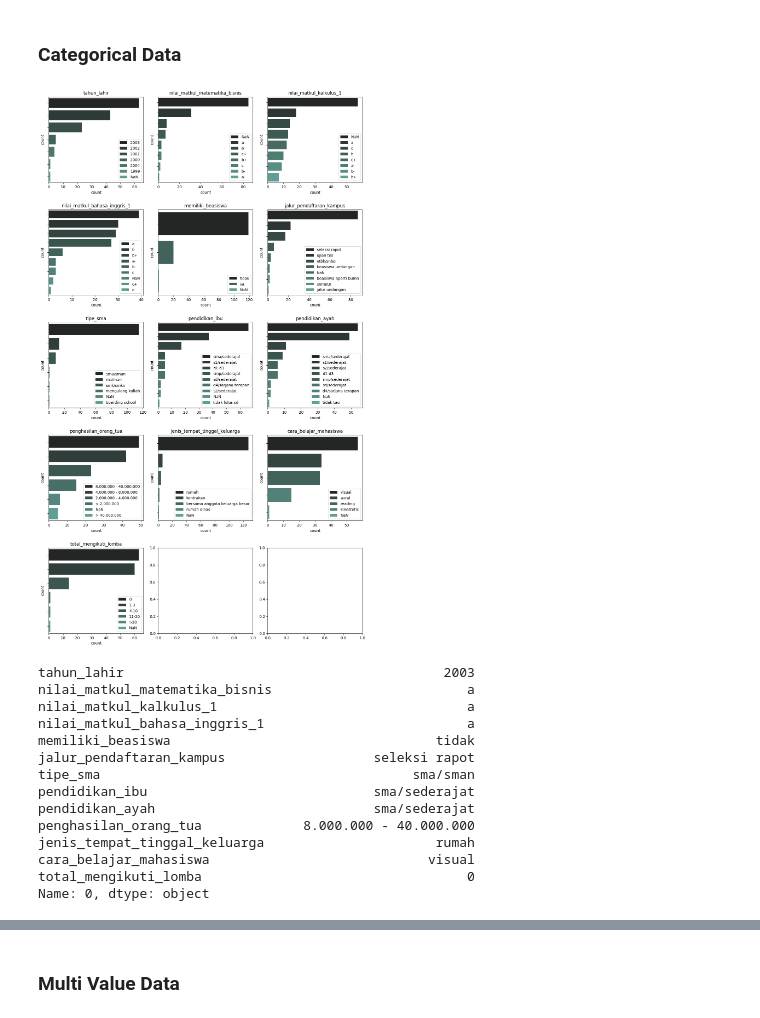
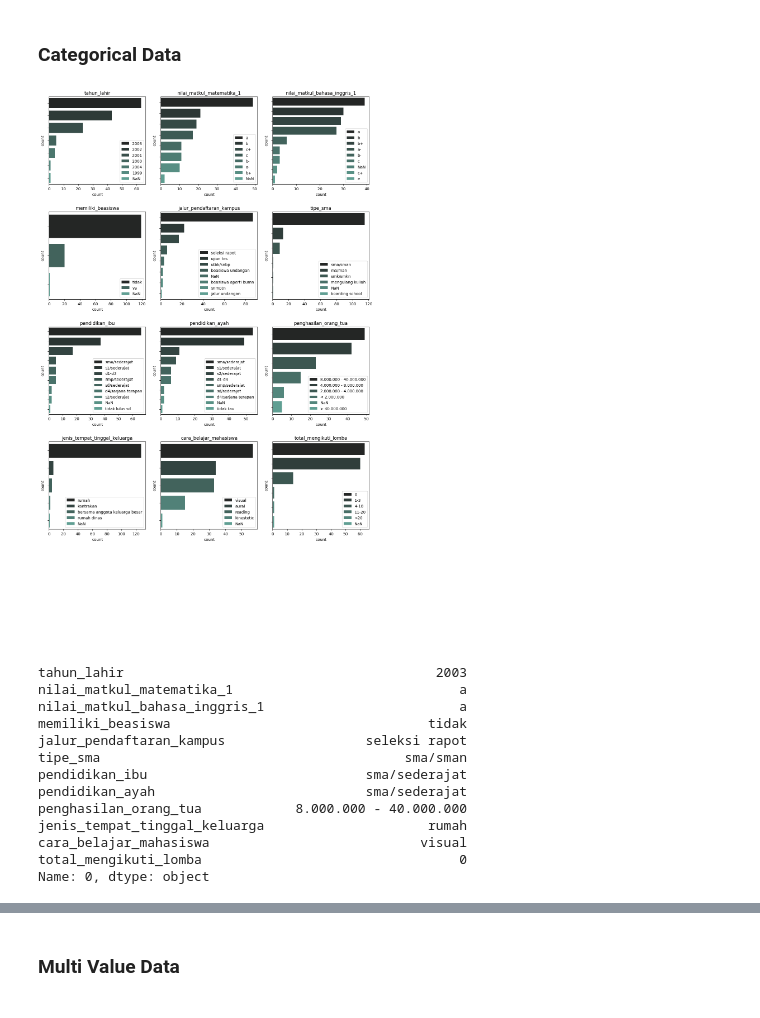
Before and after one commit to arsyadCode/ProjekTA_UPERESEARCH, a Jupyter notebook: Udin/Preprocessing Data Quisioner.ipynb, the cells around one changed output, grey strips where cells are left out. Saved outputs shown, nothing was run; the diff lists cells and outputs as text; code cells hidden in the pictures.

```diff
--- a/Udin/Preprocessing Data Quisioner.ipynb
+++ b/Udin/Preprocessing Data Quisioner.ipynb
@@ -111,8 +111,7 @@ dict_redundant_columns = {
     'IPK Saat Ini':['IPK Saat Ini.1'],
     'IPS Semester Genap 2021/2022':['IPS Semester Genap 2021/2022.1'],
     'IPS Semester Ganjil 2022/2023':['IPS Semester Ganjil 2022/2023.1'],
-    'Nilai Mata Kuliah Matematika Bisnis':None,
-    'Nilai Mata Kuliah Kalkulus I':None,
+    'Nilai Mata Kuliah Matematika Bisnis':['Nilai Mata Kuliah Kalkulus I'],
     'Nilai Mata Kuliah Bahasa Inggris I':['Nilai Mata Kuliah Bahasa Inggris I.1'],
     'Jumlah SKS Semester Ini':['Jumlah SKS Semester Ini.1'],
     'Jumlah Mata Kuliah Mengulang':['Jumlah Mata Kuliah Mengulang.1'],
@@ -262,8 +261,7 @@ column_names = {
     'IPK Saat Ini' : 'ipk',
     'IPS Semester Genap 2021/2022' : 'ips_semester_genap_2021/2022',
     'IPS Semester Ganjil 2022/2023' : 'ips_semester_ganjil_2022/2023',
-    'Nilai Mata Kuliah Matematika Bisnis' : 'nilai_matkul_matematika_bisnis',
-    'Nilai Mata Kuliah Kalkulus I' : 'nilai_matkul_kalkulus_1',
+    'Nilai Mata Kuliah Matematika Bisnis' : 'nilai_matkul_matematika_1',
     'Nilai Mata Kuliah Bahasa Inggris I' : 'nilai_matkul_bahasa_inggris_1',
     'Jumlah SKS Semester Ini' : 'total_sks_semester',
     'Jumlah Mata Kuliah Mengulang' : 'total_matkul_mengulang',
@@ -738,8 +736,7 @@ Unique Value: ['part-time' 'berdagang/berjualan' 'freelance' nan 'magang/intern'
 ====================================================================================================
 # %%
 letter_grade_list = [
-    'nilai_matkul_matematika_bisnis',
-    'nilai_matkul_kalkulus_1',
+    'nilai_matkul_matematika_1',
     'nilai_matkul_bahasa_inggris_1'
 ]
 
@@ -1320,8 +1304,7 @@ Column Missing Percentage: 52.142857142857146
 #### Filter Based on Missing Type, Characteristic, or Importance of data
 # %%
 list_column_dropped = [x for x in list_column_dropped if x not in [
-    'nilai_matkul_matematika_bisnis',
-    'nilai_matkul_kalkulus_1',
+    'nilai_matkul_matematika_1',
     'nilai_matematika_sma_kelas_12',
     'durasi_bekerja_selama_kuliah',
     'tipe_pekerjaan_selama_kuliah'
@@ -1552,44 +1533,43 @@ for index, data in enumerate(missing_value_columns[list_missing_value_numerical]
 # %%
 list_missing_value_categorical = missing_value_columns.columns[missing_value_columns.isna().any()].tolist()
 list_missing_value_categorical.remove('platform_belajar_online')
 
 missing_value_categorical = missing_value_columns[list_missing_value_categorical]
 
-fig, axs = plt.subplots(5, 3, figsize=[12, 20])
+fig, axs = plt.subplots(4, 3, figsize=[12, 20])
 plt.tight_layout(pad=0.4, w_pad=0.8, h_pad=5.0)
 
 for ax, data in zip(axs.flatten(), missing_value_categorical.columns):
     sns.countplot(data=missing_value_categorical.fillna('NaN'), y=data,
                   hue=data, dodge=False,
                   hue_order=missing_value_categorical.fillna('NaN')[data].value_counts().index,
                   order=missing_value_categorical.fillna('NaN')[data].value_counts().index,
                   palette="dark:#5A9", ax=ax)
 
     ax.set_title(data)
     ax.set_ylabel('count')
     ax.set_yticklabels([])
     ax.legend(loc='lower right').set_title('')
 
 for ax in axs.flatten()[len(missing_value_categorical.columns):]:
     ax.set_axis_off()
 # %% [output]
-[figure, old version]
+[figure, new version]
 # %%
 missing_value_categorical.mode().iloc[0]
 # %% [output]
-tahun_lahir                                         2003
-nilai_matkul_matematika_bisnis                         a
-nilai_matkul_kalkulus_1                                a
-nilai_matkul_bahasa_inggris_1                          a
-memiliki_beasiswa                                  tidak
-jalur_pendaftaran_kampus                   seleksi rapot
-tipe_sma                                        sma/sman
-pendidikan_ibu                             sma/sederajat
-pendidikan_ayah                            sma/sederajat
-penghasilan_orang_tua             8.000.000 - 40.000.000
-jenis_tempat_tinggal_keluarga                      rumah
-cara_belajar_mahasiswa                            visual
-total_mengikuti_lomba                                  0
+tahun_lahir                                        2003
+nilai_matkul_matematika_1                             a
+nilai_matkul_bahasa_inggris_1                         a
+memiliki_beasiswa                                 tidak
+jalur_pendaftaran_kampus                  seleksi rapot
+tipe_sma                                       sma/sman
+pendidikan_ibu                            sma/sederajat
+pendidikan_ayah                           sma/sederajat
+penghasilan_orang_tua            8.000.000 - 40.000.000
+jenis_tempat_tinggal_keluarga                     rumah
+cara_belajar_mahasiswa                           visual
+total_mengikuti_lomba                                 0
 Name: 0, dtype: object
 # %%
 missing_value_categorical = missing_value_categorical.fillna(missing_value_categorical.mode().iloc[0])
```
Also changed, not shown: parts of 60 cells of this notebook, 3 other files.
